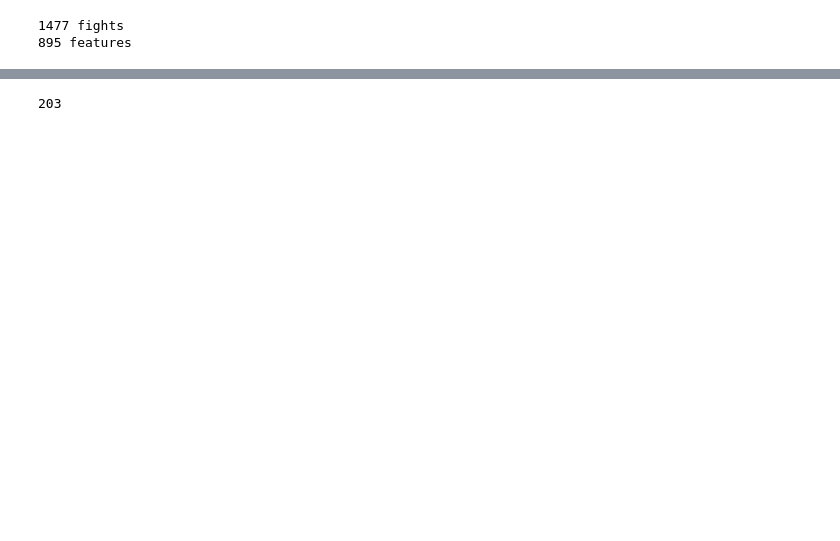
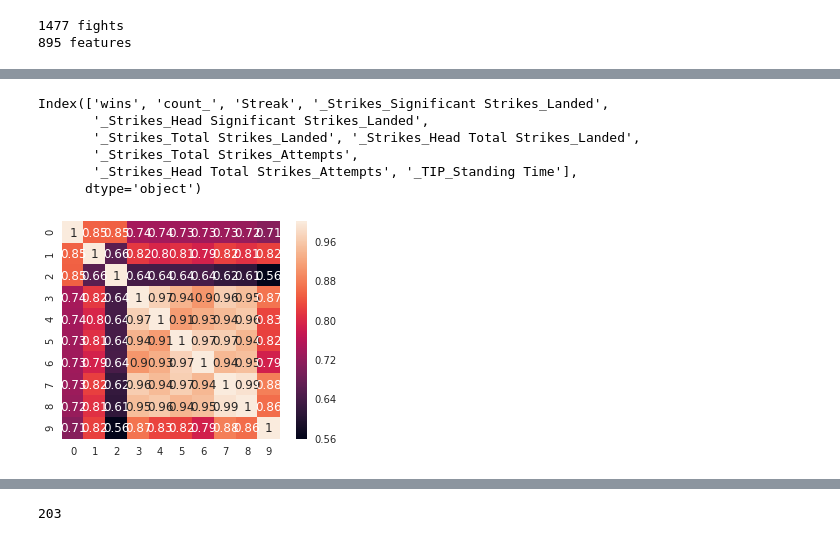
Before and after one commit to DevThep/MMA-Data-Analysis, a Jupyter notebook: MMA-Data-Analysis.ipynb, the cells around one changed output, grey strips where cells are left out. Cells and saved outputs as stored; diff of their text form; code cells hidden in the pictures; blank space fills up the shorter version.

```diff
--- a/MMA-Data-Analysis.ipynb
+++ b/MMA-Data-Analysis.ipynb
@@ -14,0 +58,20 @@ print(len(df.columns), 'features')
+# %%
+ndf = df
+ndf = ndf.fillna(0)
+fighters = dict()
+
+for idx, row in ndf.iterrows():
+    collapse_fighter(fighters, 'R', row)
+    collapse_fighter(fighters, 'B', row)
+# %%
+print(len(fighters))
+for fighter in fighters:
+    fd = fighters[fighter]
+    count = fd['count_']
+    fd['Id'] = int(fd['Id'])
+    for f in fight_features:
+        fd[f] = fd[f]/count
+    fd['Streak'] = fd['Streak']/count
+    fd['wins'] = fd.get('wins', 0)
+    fd['win_prob'] = fd['wins']/count
+    fighters[fighter] = fd
@@ -14,0 +80,3 @@ print(len(df.columns), 'features')
+# %%
+fighterdf = pd.DataFrame(fighters).T
+fighterdf.head()
@@ -15,3 +112,22 @@ print(len(df.columns), 'features')
+# %%
+#
+import seaborn as sns
+k = 10
+corrmat = fighterdf.corr()
+cols = corrmat.nlargest(k, 'wins')['wins'].index
+print(cols)
+cm = np.corrcoef(fighterdf[cols].values.T)
+sns.set()
+hm = sns.heatmap(cm, cbar=True, annot=True, square=True)
+plt.show()
+# %% [output]
+Index(['wins', 'count_', 'Streak', '_Strikes_Significant Strikes_Landed',
+       '_Strikes_Head Significant Strikes_Landed',
+       '_Strikes_Total Strikes_Landed', '_Strikes_Head Total Strikes_Landed',
+       '_Strikes_Total Strikes_Attempts',
+       '_Strikes_Head Total Strikes_Attempts', '_TIP_Standing Time'],
+      dtype='object')
+[figure, added]
 # %%
 df.head()
 # %% [output]
```
Also changed, not shown: parts of 6 cells of this notebook.
